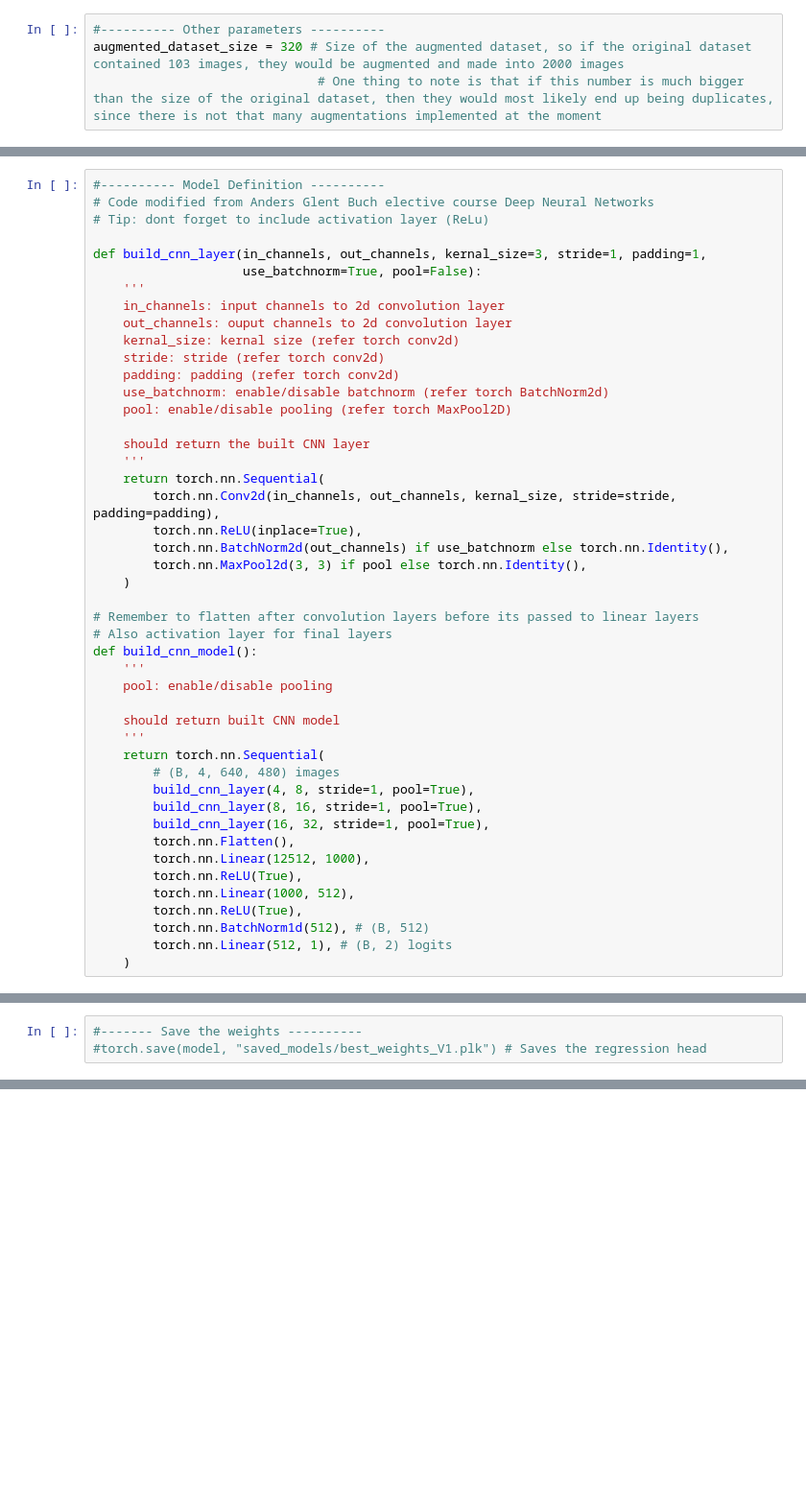
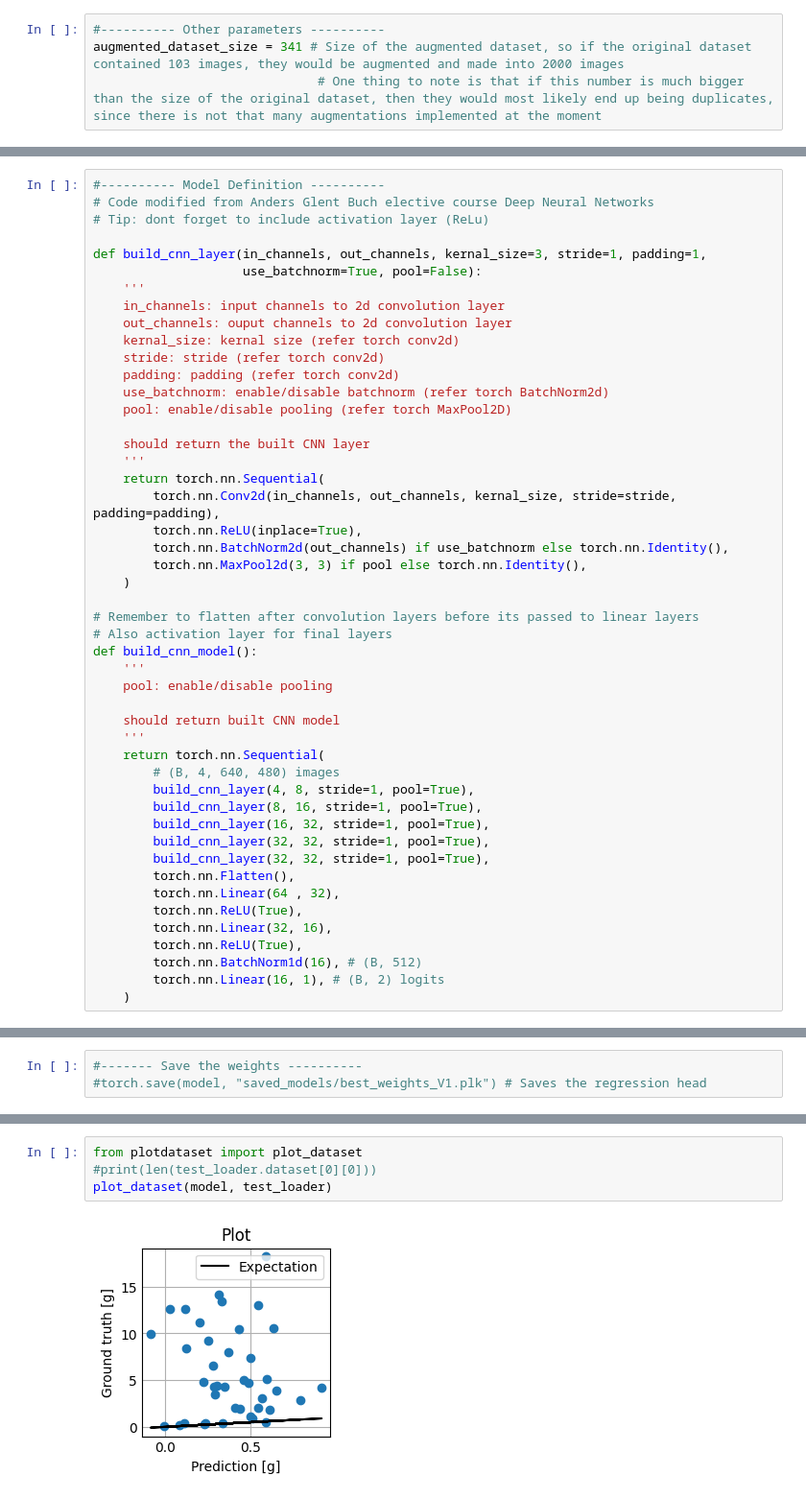
Before and after one commit to UlrichFarhadi/Biomass_Estimation, a Jupyter notebook: mainfile.ipynb, the cells around one changed output, grey strips where cells are left out. Shown: that part at 96% size. Cells and saved outputs as stored; diff of their text form; blank space fills up the shorter version.

```diff
--- a/mainfile.ipynb
+++ b/mainfile.ipynb
@@ -31,7 +31,7 @@ batch_size = 16
 learning_rate = 1e-3
 # %%
 #---------- Other parameters ----------
-augmented_dataset_size = 320 # Size of the augmented dataset, so if the original dataset contained 103 images, they would be augmented and made into 2000 images
+augmented_dataset_size = 341 # Size of the augmented dataset, so if the original dataset contained 103 images, they would be augmented and made into 2000 images
                               # One thing to note is that if this number is much bigger than the size of the original dataset, then they would most likely end up being duplicates, since there is not that many augmentations implemented at the moment
 # %%
 #---------- Load Lettuce Dataset ----------
@@ -113,13 +113,15 @@ def build_cnn_model():
         build_cnn_layer(4, 8, stride=1, pool=True),
         build_cnn_layer(8, 16, stride=1, pool=True),
         build_cnn_layer(16, 32, stride=1, pool=True),
+        build_cnn_layer(32, 32, stride=1, pool=True),
+        build_cnn_layer(32, 32, stride=1, pool=True),
         torch.nn.Flatten(),
-        torch.nn.Linear(12512, 1000),
+        torch.nn.Linear(64 , 32),
         torch.nn.ReLU(True),
-        torch.nn.Linear(1000, 512),
+        torch.nn.Linear(32, 16),
         torch.nn.ReLU(True),
-        torch.nn.BatchNorm1d(512), # (B, 512)
-        torch.nn.Linear(512, 1), # (B, 2) logits
+        torch.nn.BatchNorm1d(16), # (B, 512)
+        torch.nn.Linear(16, 1), # (B, 2) logits
     )
 # %%
 #---------- Model declaration ----------
@@ -202 +196,7 @@ tensor([[15.5419]])
 [13.23]
+# %%
+from plotdataset import plot_dataset
+#print(len(test_loader.dataset[0][0]))
+plot_dataset(model, test_loader)
+# %% [output]
+[figure, added]
```
Also changed, not shown: parts of 6 cells of this notebook, 3 other files.
